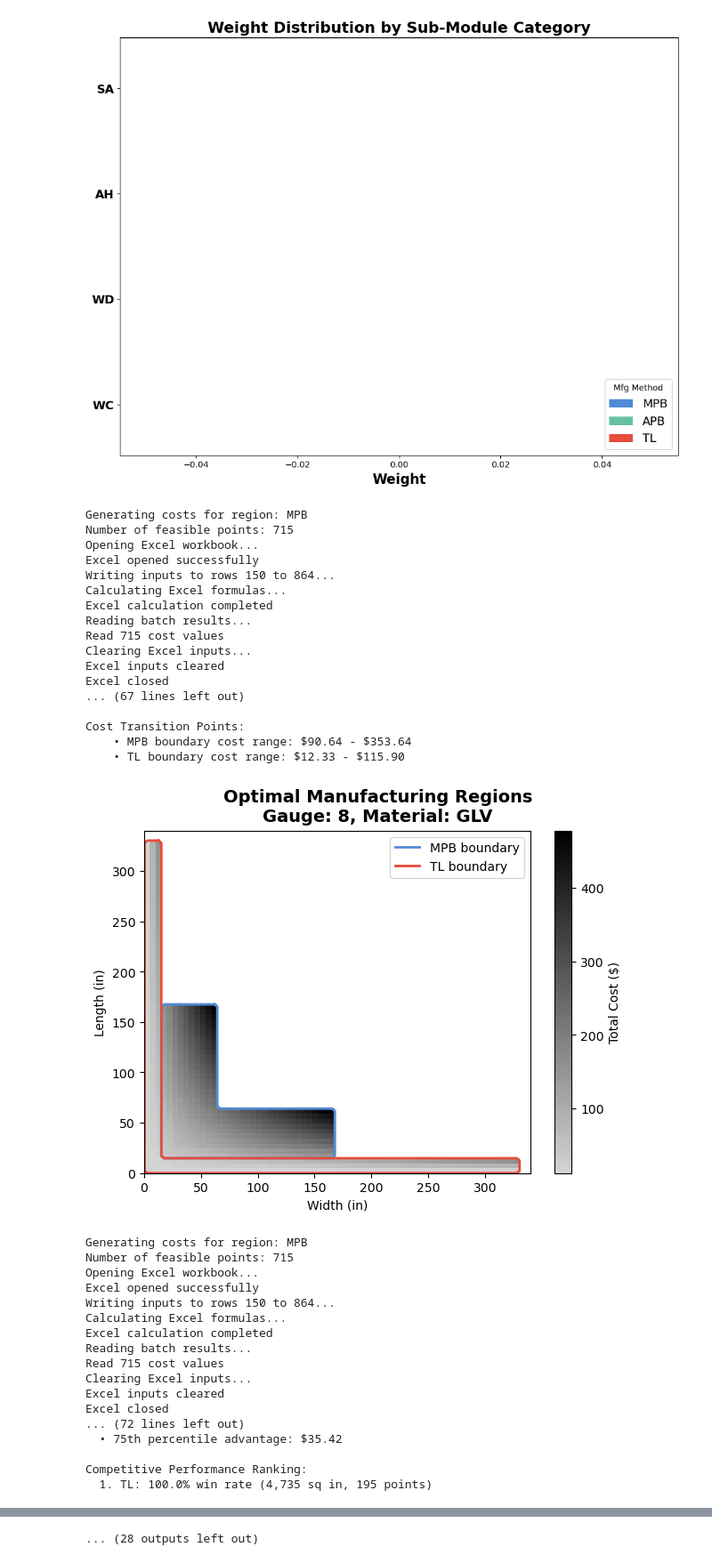
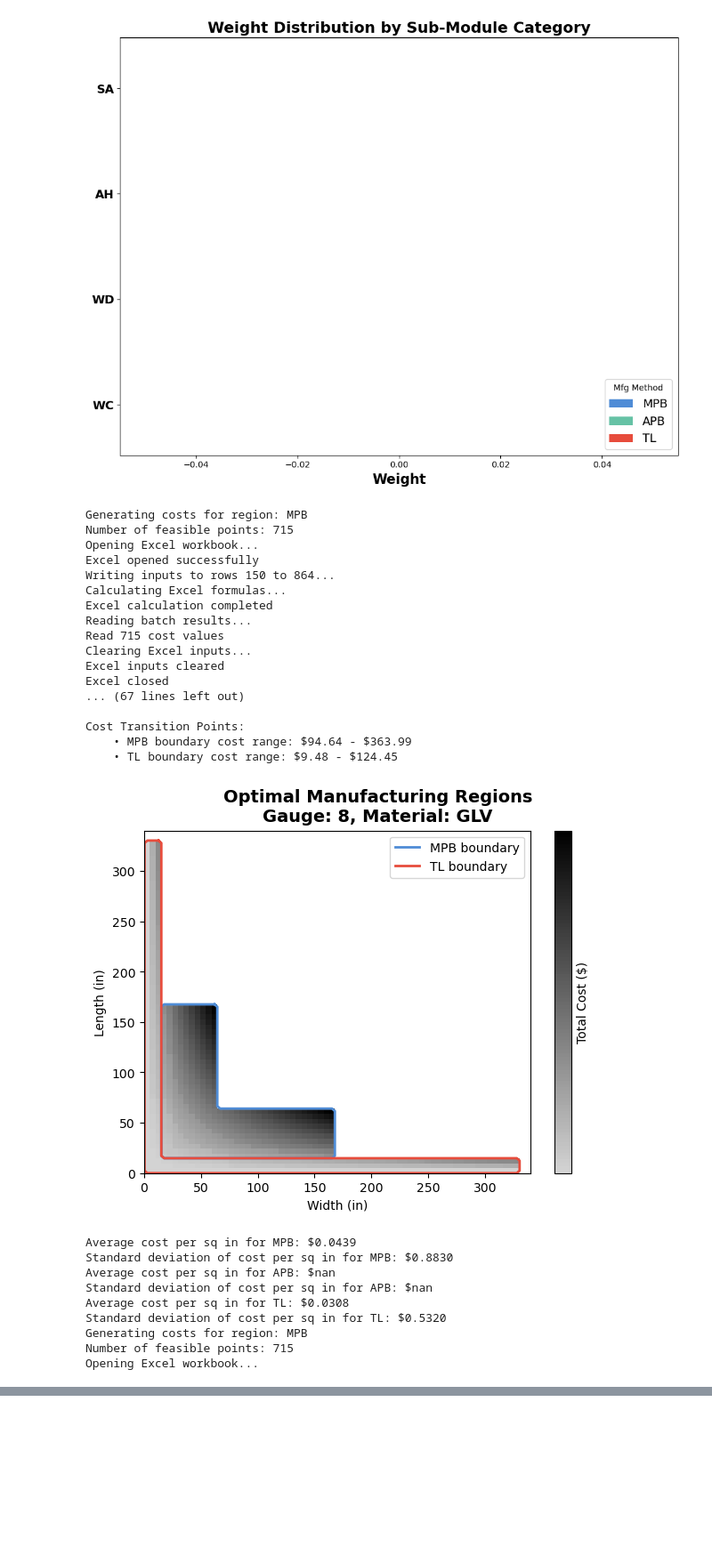
Before and after one commit to enriquef13/AMDP_Thesis, a Jupyter notebook: mfg_regions/value_stream_map.ipynb, the cells around one changed output, grey strips where cells are left out. Shown at 89% size. Drawn from its saved outputs; the diff is of its cells as text; code cells hidden in the pictures; blank space fills up the shorter version.

Commit message:
Update capabilities plots

```diff
--- a/mfg_regions/value_stream_map.ipynb
+++ b/mfg_regions/value_stream_map.ipynb
@@ -202,52 +202,44 @@ plot_stacked_bar_chart(all_stats, 'Weight Distribution by Sub-Module Category')
 # %%
 for app in xw.apps:
     app.quit()
 
 # # Diagonal increase from (40,30) to (100,80)
 # cap = Capabilities('GLV', 10)
 # results = cap.plot_cost_run_chart(path, 5, 5, 55, 55, 'diagonal', 5)
 
 gauges = [8, 10, 12, 14, 16]
 materials = ['GLV', 'SST']
 for gauge in gauges:
     for material in materials:
         cap = Capabilities(material, gauge)
         # cap.plot_individual_cost_heatmap(path, fastener_spacing=3, bolt_diameter=0.3125)
-        cap.plot_optimal_cost_heatmap(path, fastener_spacing=3, bolt_diameter=0.3125)
-        cap.plot_cost_difference_heatmap(path, fastener_spacing=3, bolt_diameter=0.3125)
+        cap.plot_optimal_cost_heatmap(path, fastener_spacing=6, bolt_diameter=0.3125)
+        cap.plot_cost_difference_heatmap(path, fastener_spacing=6, bolt_diameter=0.3125)
 # %% [output]
 Generating costs for region: MPB
 Number of feasible points: 715
 Opening Excel workbook...
 Excel opened successfully
 Writing inputs to rows 150 to 864...
 Calculating Excel formulas...
 Excel calculation completed
 Reading batch results...
 Read 715 cost values
 Clearing Excel inputs...
 Excel inputs cleared
 Excel closed
 ... (67 lines left out)
 
 Cost Transition Points:
-    • MPB boundary cost range: $90.64 - $353.64
-    • TL boundary cost range: $12.33 - $115.90
+    • MPB boundary cost range: $94.64 - $363.99
+    • TL boundary cost range: $9.48 - $124.45
-[figure, old version]
+[figure, new version]
+Average cost per sq in for MPB: $0.0439
+Standard deviation of cost per sq in for MPB: $0.8830
+Average cost per sq in for APB: $nan
+Standard deviation of cost per sq in for APB: $nan
+Average cost per sq in for TL: $0.0308
+Standard deviation of cost per sq in for TL: $0.5320
 Generating costs for region: MPB
 Number of feasible points: 715
 Opening Excel workbook...
-Excel opened successfully
-Writing inputs to rows 150 to 864...
-Calculating Excel formulas...
-Excel calculation completed
-Reading batch results...
-Read 715 cost values
-Clearing Excel inputs...
-Excel inputs cleared
-Excel closed
-... (72 lines left out)
-  • 75th percentile advantage: $35.42
-
-Competitive Performance Ranking:
-  1. TL: 100.0% win rate (4,735 sq in, 195 points)
@@ -327 +316,0 @@ Competitive Performance Ranking:
-... (28 outputs left out)
```
Also changed, not shown: parts of 1 cell of this notebook, 1 other file.
